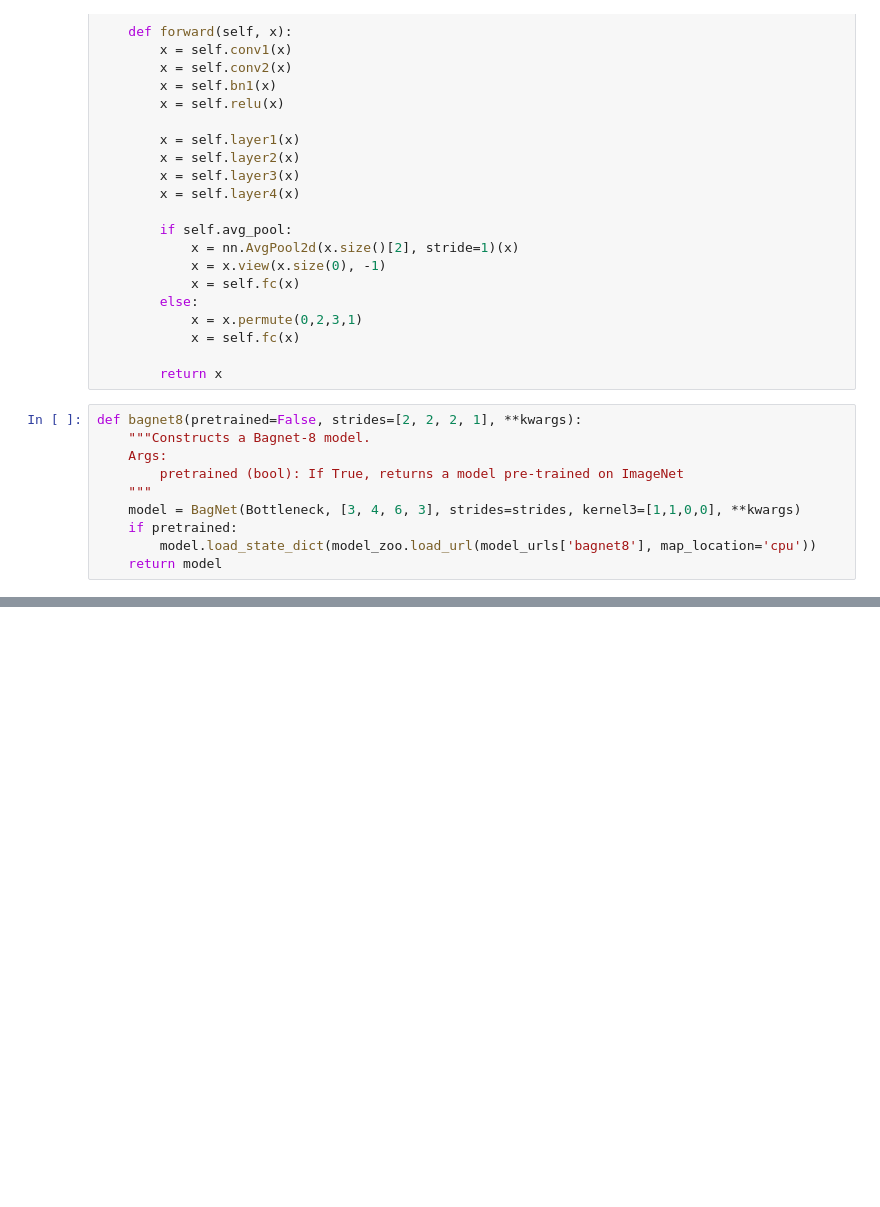
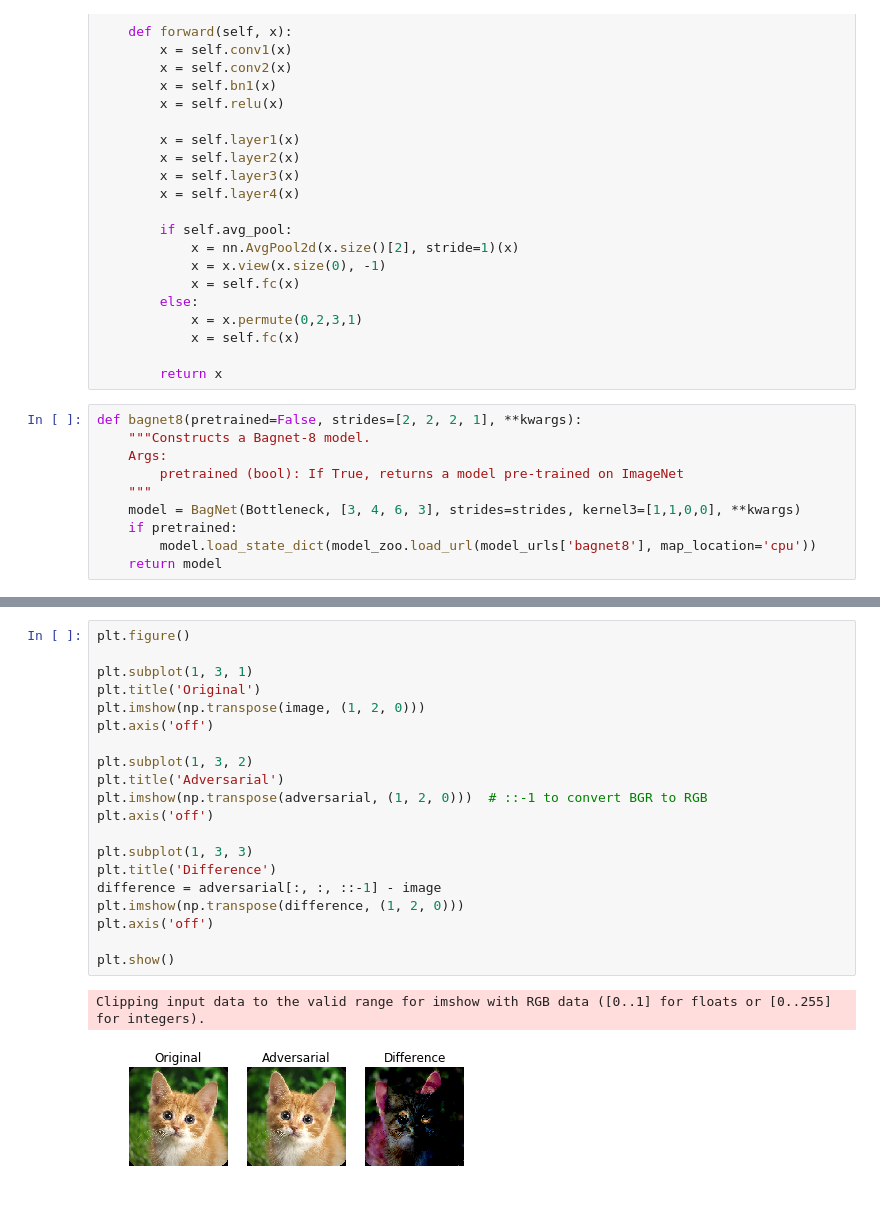
Before and after one commit to matthewbaykenney/pretrained_bagnets, a Jupyter notebook: Adversarial_BagNet_PyTorch.ipynb, the cells around one changed output, grey strips where cells are left out. Saved outputs shown, nothing was run; the diff lists cells and outputs as text; blank space fills up the shorter version.

Commit message:
plot outputs

```diff
--- a/Adversarial_BagNet_PyTorch.ipynb
+++ b/Adversarial_BagNet_PyTorch.ipynb
@@ -194,0 +191,23 @@ adversarial class 151
+# %%
+plt.figure()
+
+plt.subplot(1, 3, 1)
+plt.title('Original')
+plt.imshow(np.transpose(image, (1, 2, 0)))
+plt.axis('off')
+
+plt.subplot(1, 3, 2)
+plt.title('Adversarial')
+plt.imshow(np.transpose(adversarial, (1, 2, 0)))  # ::-1 to convert BGR to RGB
+plt.axis('off')
+
+plt.subplot(1, 3, 3)
+plt.title('Difference')
+difference = adversarial[:, :, ::-1] - image
+plt.imshow(np.transpose(difference, (1, 2, 0)))
+plt.axis('off')
+
+plt.show()
+# %% [output]
+Clipping input data to the valid range for imshow with RGB data ([0..1] for floats or [0..255] for integers).
+[figure, added]
```
Also changed, not shown: parts of 3 cells of this notebook.
